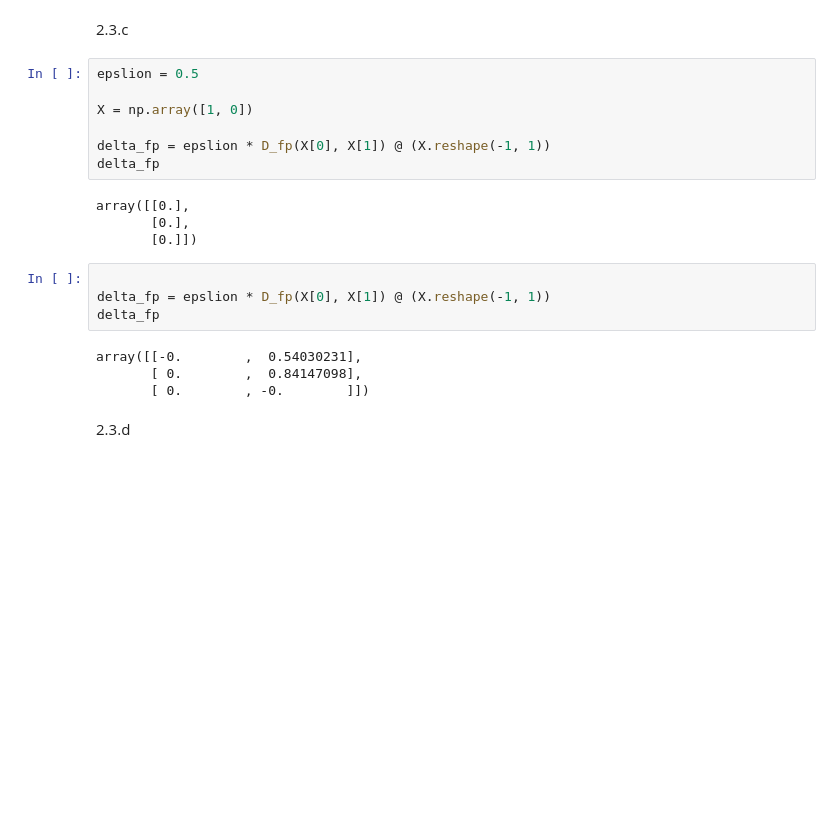
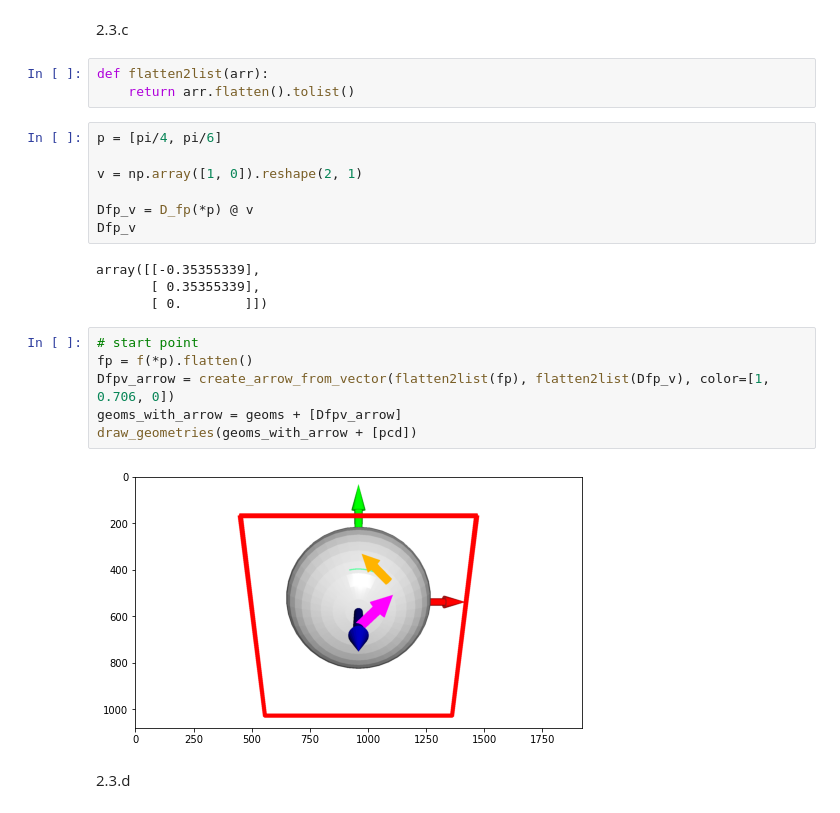
Before and after one commit to yifanwu2828/ML-Meets-Geometry, a Jupyter notebook: cse291/HW1/HW1.ipynb, the cells around one changed output. Drawn from its saved outputs; the diff is of its cells as text; blank space fills up the shorter version.

```diff
--- a/cse291/HW1/HW1.ipynb
+++ b/cse291/HW1/HW1.ipynb
@@ -234,25 +503,28 @@ Describe the geometric meaning of $Df_p$
 It maps or relate a vector in tangent space ($T_{p}$) of the domain $U$ to the tangent space of the surface $T_{f(p)}$.
 # %% [markdown]
 2.3.c
-# %%
-epslion = 0.5
-
-X = np.array([1, 0])
-
-delta_fp = epslion * D_fp(X[0], X[1]) @ (X.reshape(-1, 1))
-delta_fp
-# %% [output]
-array([[0.],
-       [0.],
-       [0.]])
-# %%
-
-delta_fp = epslion * D_fp(X[0], X[1]) @ (X.reshape(-1, 1))
-delta_fp
-# %% [output]
-array([[-0.        ,  0.54030231],
-       [ 0.        ,  0.84147098],
-       [ 0.        , -0.        ]])
+# %%
+def flatten2list(arr):
+    return arr.flatten().tolist()
+# %%
+p = [pi/4, pi/6]
+
+v = np.array([1, 0]).reshape(2, 1)
+
+Dfp_v = D_fp(*p) @ v
+Dfp_v
+# %% [output]
+array([[-0.35355339],
+       [ 0.35355339],
+       [ 0.        ]])
+# %%
+# start point
+fp = f(*p).flatten()
+Dfpv_arrow = create_arrow_from_vector(flatten2list(fp), flatten2list(Dfp_v), color=[1, 0.706, 0])
+geoms_with_arrow = geoms + [Dfpv_arrow]
+draw_geometries(geoms_with_arrow + [pcd])
+# %% [output]
+[figure, added]
 # %% [markdown]
 2.3.d
 # %% [markdown]
```
Also changed, not shown: parts of 23 cells of this notebook.
